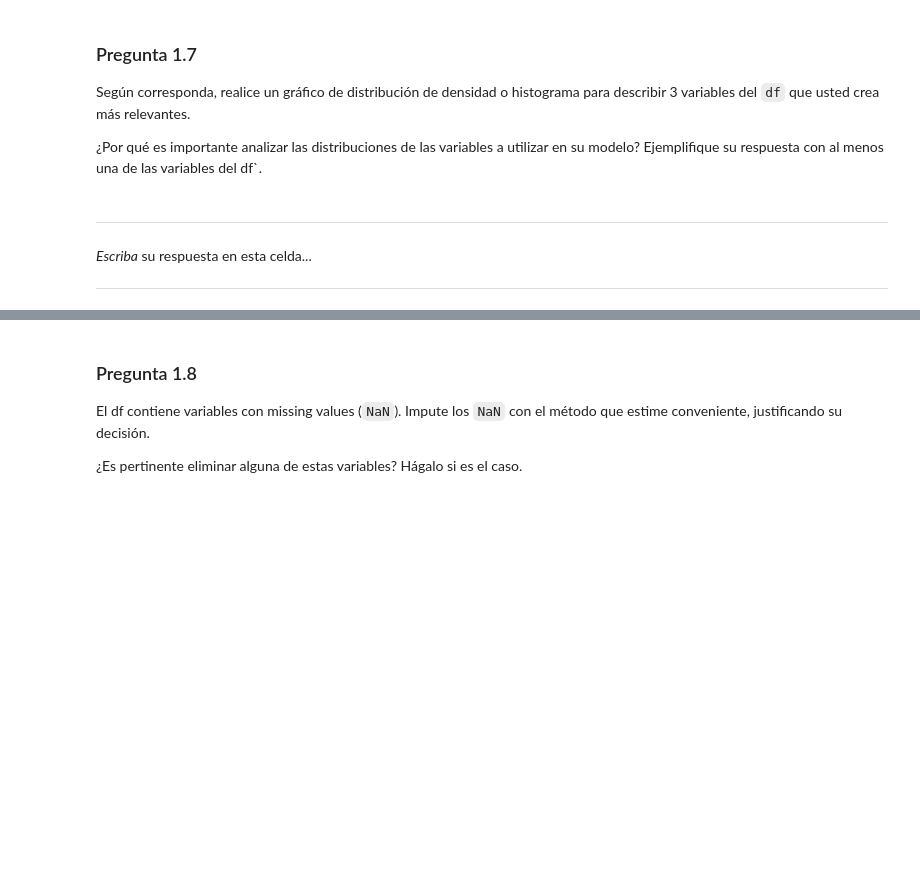
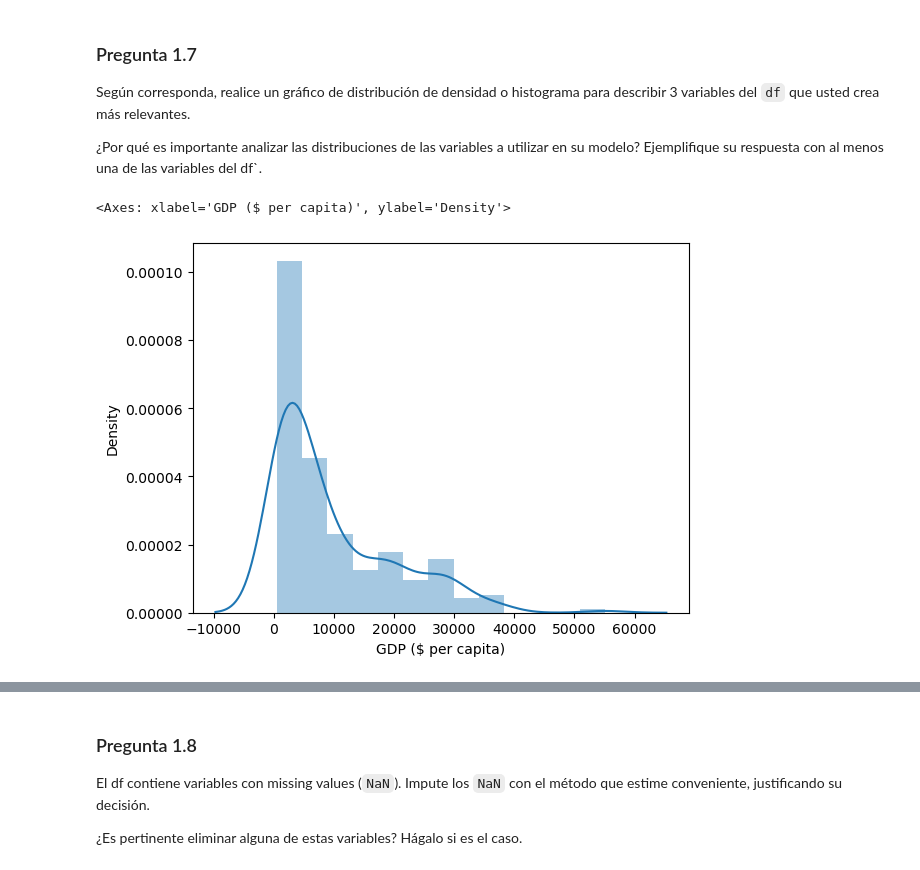
Before and after one commit to GabOqueli-16062022/Aplicaciones_Machine_Learning_economia, a Jupyter notebook: Tarea I/Tarea_1.ipynb, the cells around one changed output, grey strips where cells are left out. Cells and saved outputs as stored; diff of their text form; code cells hidden in the pictures; blank space fills up the shorter version.

```diff
--- a/Tarea I/Tarea_1.ipynb
+++ b/Tarea I/Tarea_1.ipynb
@@ -101,6 +115,10 @@ Importe las librerías que usará en su tarea.
 ### Pregunta 1.1
 
 Importe el dataset como un DataFrame (df) directamente desde Github (es decir, no descargue el archivo manualmente). A lo largo de la tarea este df se denominará como `df`.
+# %%
+# Cargamos el dataset desde el repositorio GitHub
+url = "https://raw.githubusercontent.com/lfgarcia-1/EAE3709-1-2025/refs/heads/main/economic_dataset.csv"
+df = pd.read_csv(url)
 # %% [markdown]
 ### Pregunta 1.2
 
@@ -109,3 +189,7 @@ Utilice las funciones de Pandas `head()`, `tail()`, `info()` y la propiedad (o a
 ### Pregunta 1.3
 
 La variable `source` es innecesaria debido que contiene el mismo valor para todas las observaciones. Elimine esta variable de su `df`.
+# %%
+#Eliminar la columna de la variable source
+
+df = df.drop('source', axis= 1) #Axis=1 indica que se elimina columna completa.
@@ -113,3 +207,6 @@ La variable `source` es innecesaria debido que contiene el mismo valor para toda
 ### Pregunta 1.4
 
 Transforme el tipo de la variable `date` a `datetime` _datatype_.
+# %%
+# Se transforma a formato datetime, sobreescribiendo la columna. por defecto es año-mes-dia (aammdd).
+df["date"] = pd.to_datetime(df["date"])
@@ -141,14 +340,10 @@ Calcule estadísticas descriptivas para cada variable numérica.
 Según corresponda, realice un gráfico de distribución de densidad o histograma para describir 3 variables del `df` que usted crea más relevantes.
 
 ¿Por qué es importante analizar las distribuciones de las variables a utilizar en su modelo? Ejemplifique su respuesta con al menos una de las variables del df`.
-# %% [markdown]
-
-
-
----
-
-
-*Escriba* su respuesta en esta celda...
-
-
----
+# %%
+# Distribución de densidad: Para Variable de ínteres: GDP ($ per capita).
+
+sns.distplot(df['GDP ($ per capita)']) #Muestra una concentración a la  izquierda
+# %% [output]
+<Axes: xlabel='GDP ($ per capita)', ylabel='Density'>
+[figure, added]
```
Also changed, not shown: parts of 25 cells of this notebook.
